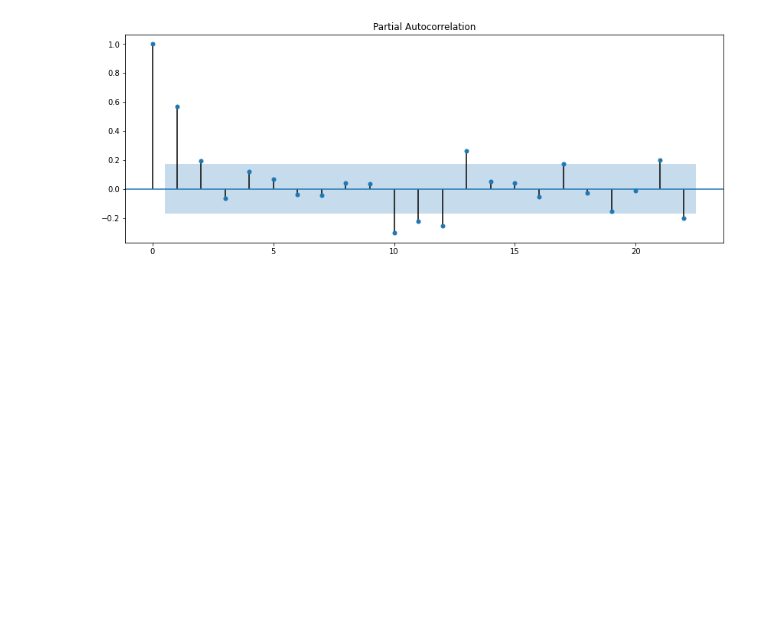
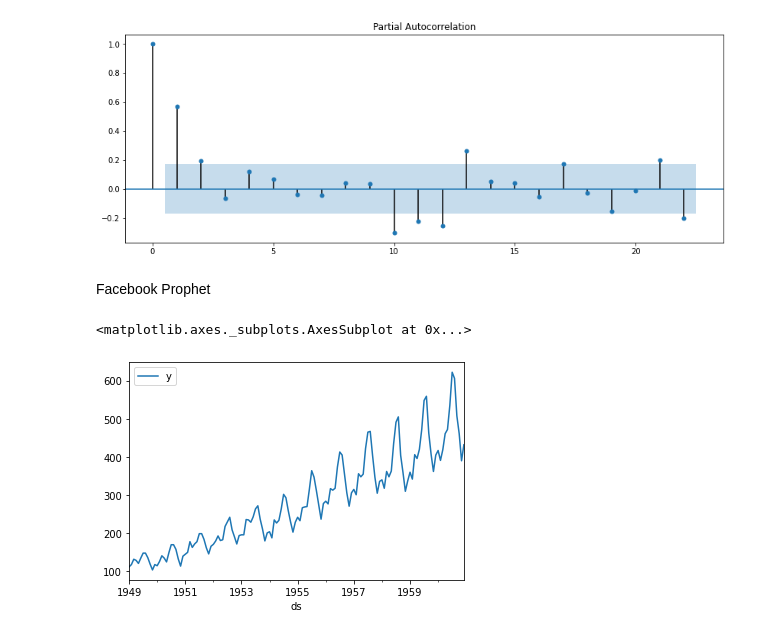
Before and after one commit to sailajak2003/TimeSeries, a Jupyter notebook: airline_pssg.ipynb, the cells around one changed output. Saved outputs shown, nothing was run; the diff lists cells and outputs as text; code cells hidden in the pictures; blank space fills up the shorter version.

```diff
--- a/airline_pssg.ipynb
+++ b/airline_pssg.ipynb
@@ -201,3 +203,18 @@ rcParams['figure.figsize'] = 14, 5
 plot_pacf(data_diff);
 # %% [output]
 [figure]
+# %% [markdown]
+Facebook Prophet
+# %%
+fb=pd.read_csv('/content/drive/My Drive/airline_passengers.csv')
+# %%
+fb.columns=['ds','y']
+# %%
+fb.dropna(inplace=True)
+# %%
+fb['ds']=pd.to_datetime(fb.ds)
+# %%
+fb.plot(x='ds',y='y')
+# %% [output]
+<matplotlib.axes._subplots.AxesSubplot at 0x...>
+[figure, added]
```
Also changed, not shown: parts of 1 cell of this notebook.
